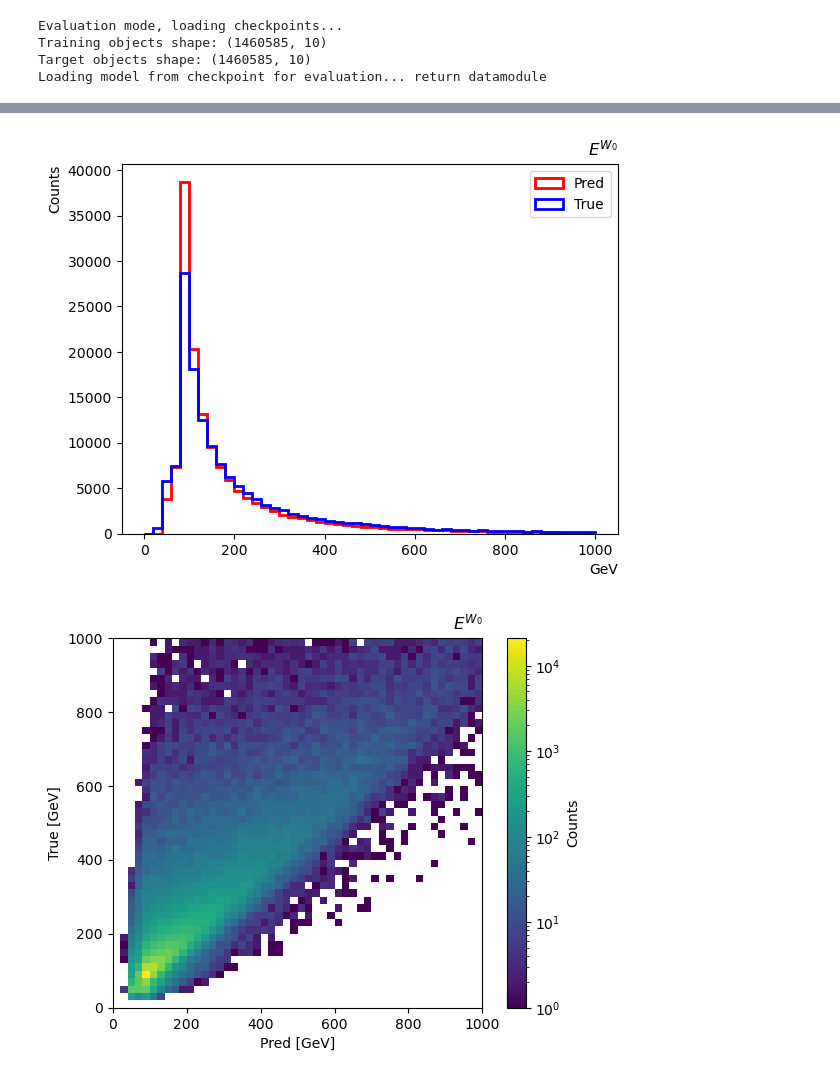
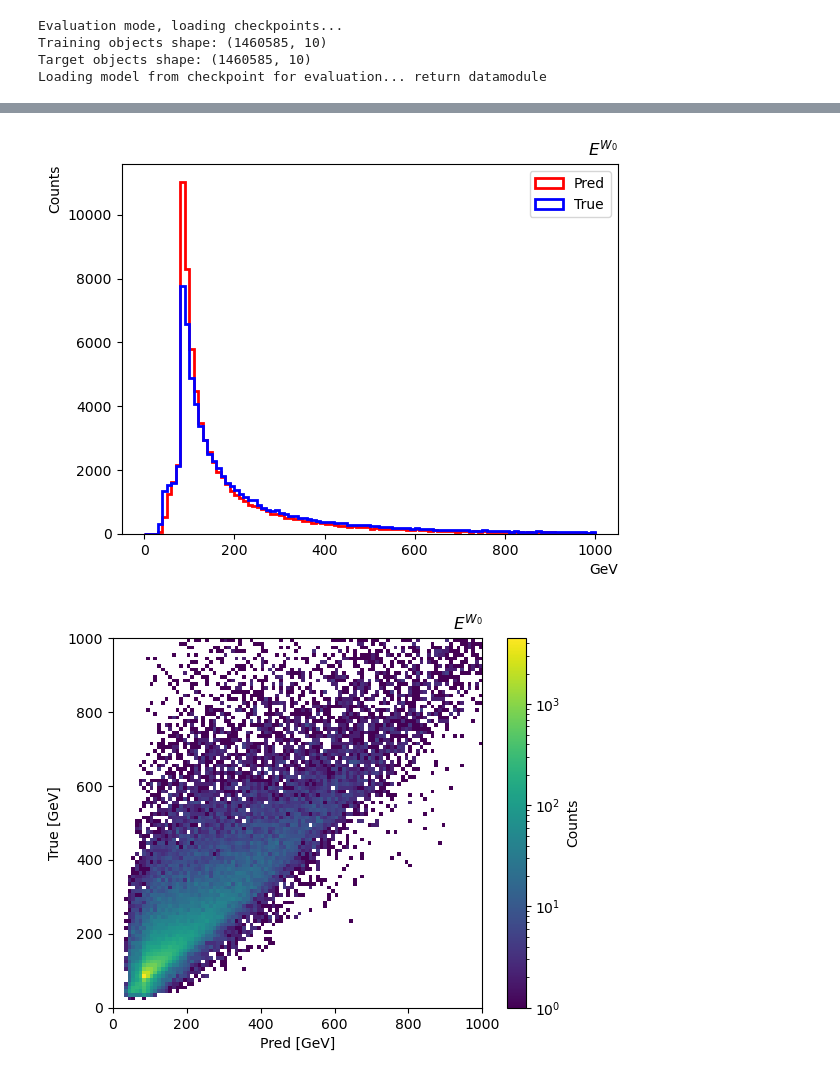
Before and after one commit to yygarypeng/ww-pcres, a Jupyter notebook: visualize.ipynb, the cells around one changed output, grey strips where cells are left out. Drawn from its saved outputs; the diff is of its cells as text; code cells hidden in the pictures.

```diff
--- a/visualize.ipynb
+++ b/visualize.ipynb
@@ -74,7 +74,7 @@ true_w1_energy = true_labels[..., 7]
 true_w0_mass_2 = true_labels[..., 8] ** 2
 true_w1_mass_2 = true_labels[..., 9] ** 2
 # %%
-def plot_1d_hist(pred, truth, name, bins_edges=np.linspace(-200, 200, 51), unit="GeV"):
+def plot_1d_hist(pred, truth, name, bins_edges=np.linspace(-200, 200, 101), unit="GeV"):
 	plt.hist(pred, bins=bins_edges, linewidth=2, color="red", histtype="step", label="Pred")
 	plt.hist(truth, bins=bins_edges, linewidth=2, color="blue", histtype="step", label="True")
 	plt.legend()
@@ -82,7 +82,7 @@ def plot_1d_hist(pred, truth, name, bins_edges=np.linspace(-200, 200, 51), unit=
 	plt.ylabel("Counts", loc="top")
 	plt.title(name, loc="right")
 	plt.show()
-def plot_2d_hist(pred, truth, name, bins_edges=np.linspace(-200, 200, 51), log=False, unit="GeV"):
+def plot_2d_hist(pred, truth, name, bins_edges=np.linspace(-200, 200, 101), log=False, unit="GeV"):
     if log:
         plt.hist2d(pred, truth, bins=[bins_edges, bins_edges], cmap="viridis", norm=LogNorm())
     else:
@@ -118,9 +118,9 @@ plot_2d_hist(pred_w1_pz, true_w1_pz, name=r"$p_z^{W_1}$", bins_edges=bins, log=T
 # %%
-bins = np.linspace(0, 1000, 51)
+bins = np.linspace(0, 1000, 101)
 plot_1d_hist(pred_w0_energy, true_w0_energy, bins_edges=bins, name=r"$E^{W_0}$")
 plot_2d_hist(pred_w0_energy, true_w0_energy, name=r"$E^{W_0}$", bins_edges=bins, log=True)
 plot_1d_hist(pred_w1_energy, true_w1_energy, bins_edges=bins, name=r"$E^{W_1}$")
 plot_2d_hist(pred_w1_energy, true_w1_energy, name=r"$E^{W_1}$", bins_edges=bins, log=True)
 # %% [output]
-[figure, old version]
+[figure, new version]
-[figure, old version]
+[figure, new version]
```
Also changed, not shown: parts of 6 cells of this notebook, 9 other files.
